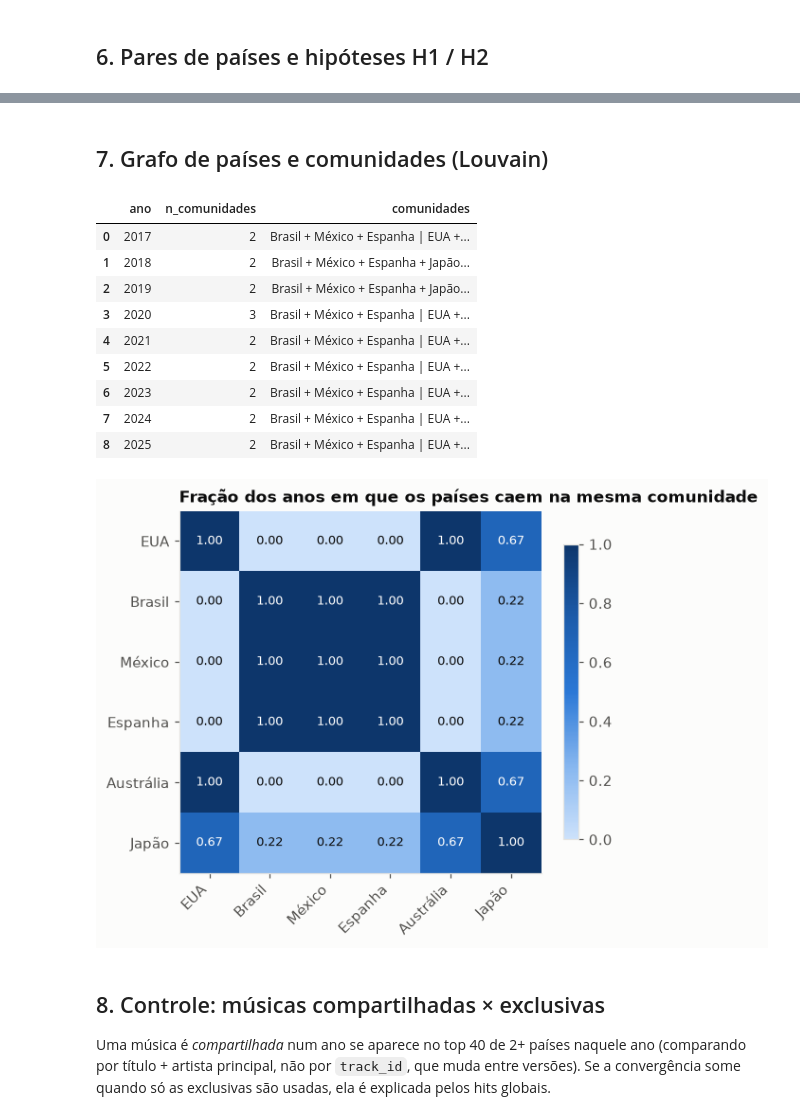
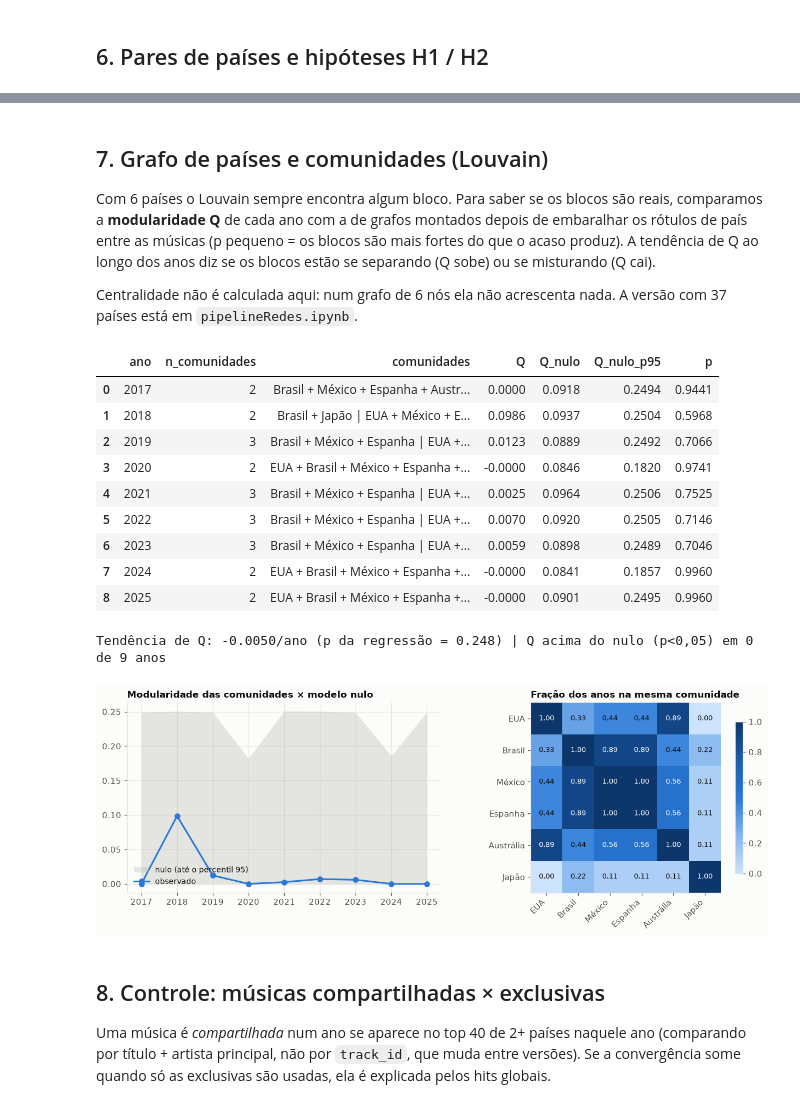
Before and after one commit to besome/SocialComp, a Jupyter notebook: pipelineAnalise.ipynb, the cells around one changed output, grey strips where cells are left out. Cells and saved outputs as stored; diff of their text form; code cells hidden in the pictures.

```diff
--- a/pipelineAnalise.ipynb
+++ b/pipelineAnalise.ipynb
@@ -47,6 +56,7 @@ PASTA_RES.mkdir(parents=True, exist_ok=True)
 
 # ---------- parâmetros ----------
 MODELO     = os.environ.get("MODELO_EMB", "sentence-transformers/LaBSE")  # alternativa: "intfloat/multilingual-e5-base"
+VERSAO     = os.environ.get("VERSAO", "traduzida")   # versão principal das letras: "traduzida" (padrão) ou "original"
 BATCH      = 32
 EXCLUIR    = []          # células (país, ano) a remover, ex.: [("jp", 2017)]
 K_MIN, K_MAX = 5, 25     # faixa de k testada no K-Means
@@ -54,6 +64,7 @@ UMAP_DIM   = 10          # dimensões do UMAP usado para clusterizar
 MIN_CELULA = 10          # mínimo de músicas para uma célula entrar nos controles
 N_BOOT     = int(os.environ.get("N_BOOT", 1000))
 N_PERM     = int(os.environ.get("N_PERM", 1000))
+N_PERM_Q   = int(os.environ.get("N_PERM_Q", 500))   # permutações do nulo da modularidade (seção 7)
 SEED       = 42
 
 PAISES   = ["us", "br", "mx", "es", "au", "jp"]
@@ -507,16 +579,8 @@ ATENÇÃO: os clusters estão muito associados ao idioma -> dê peso à análise
 # %%
-# interpretação: termos (c-TF-IDF, usando a tradução quando existe), tamanho, idioma e país predominantes, exemplos
+# interpretação: termos (c-TF-IDF por presença, usando a tradução quando existe), tamanho, idioma e país
+# predominantes e as 3 músicas mais próximas do centro de cada cluster
 texto_topicos = faixas["letra_en"].fillna(faixas["letra_limpa"])
-termos = topicos_ctfidf(texto_topicos, lab_o, K)
-linhas = []
-for c in range(K):
-    f = faixas[faixas["cluster"] == c]
-    d = dados[dados["cluster"] == c]
-    linhas.append({"cluster": c, "n_faixas": len(f), "termos": termos[c],
-                   "idiomas": ", ".join(f"{i} {p:.0%}" for i, p in f["idioma"].value_counts(normalize=True).head(3).items()),
-                   "paises": ", ".join(f"{NOMES[i]} {p:.0%}" for i, p in d["cc"].value_counts(normalize=True).head(3).items()),
-                   "exemplos": " · ".join(f"{t} ({a.split('|')[0].split(',')[0].strip()})" for t, a in f[["title", "artists"]].head(3).values)})
-topicos = pd.DataFrame(linhas)
+topicos = tabela_clusters(faixas, dados, lab_p, Z_p, K, texto_topicos)
 with pd.option_context("display.max_colwidth", 90):
     display(topicos)
 
@@ -557,9 +621,9 @@ $S_t$ = média, sobre os 15 pares de países, de $1 - JS(p_{a,t}, p_{b,t})$ (e d
 Só chamamos de tendência quando o IC bootstrap da inclinação exclui 0 **e** a regressão é significativa (p < 0,05); com 9 pontos, uma tendência só no bootstrap é marcada como "fraca".
 Também reportamos a tendência **sem 2017**, ano atípico (Japão com ~74% das letras em inglês; ranking reconstruído de dados diários).
 # %%
-res = serie_similaridade(dados, POS, lab_o, E_orig, K)
+res = serie_similaridade(dados, POS, lab_p, E_p, K)
 serie_global, tend_global = resumo(res)
-perm = permutacao(dados, POS, lab_o, E_orig, K)
+perm = permutacao(dados, POS, lab_p, E_p, K)
 
 plota_series([("todos os pares", serie_global, COR["s1"])], "Similaridade cultural global entre os 6 países",
              "serie_St.png",
@@ -661,25 +725,45 @@ display(tabela_tendencias({"H1 (pares entre EUA, BR, MX, ES)": t_h1, "H1 sem 201
 # %% [markdown]
 ## 7. Grafo de países e comunidades (Louvain)
+
+Com 6 países o Louvain sempre encontra algum bloco. Para saber se os blocos são reais, comparamos a
+**modularidade Q** de cada ano com a de grafos montados depois de embaralhar os rótulos de país entre as músicas
+(p pequeno = os blocos são mais fortes do que o acaso produz). A tendência de Q ao longo dos anos diz se os
+blocos estão se separando (Q sobe) ou se misturando (Q cai).
+
+Centralidade não é calculada aqui: num grafo de 6 nós ela não acrescenta nada. A versão com 37 países está em
+`pipelineRedes.ipynb`.
 # %%
 com_ano, junto = comunidades(pares)
+modq = modularidade_nulo(dados, POS, lab_p, E_p, K)
+com_ano = com_ano.merge(modq, on="ano")
 with pd.option_context("display.max_colwidth", 120):
-    display(com_ano)
-fig, ax = plt.subplots(figsize=(5.6, 4.6))
-im = plota_matriz(junto, "Fração dos anos em que os países caem na mesma comunidade", ax, SEQ, vmin=0, vmax=1)
-fig.colorbar(im, ax=ax, shrink=0.8)
-fig.savefig(PASTA_RES / "comunidades.png"); plt.show()
+    display(com_ano.round(4))
+reg_q = linregress(modq["ano"], modq["Q"])
+print(f"Tendência de Q: {reg_q.slope:+.4f}/ano (p da regressão = {reg_q.pvalue:.3f}) | "
+      f"Q acima do nulo (p<0,05) em {(modq['p'] < 0.05).sum()} de {len(modq)} anos")
+
+fig, axes = plt.subplots(1, 2, figsize=(11.5, 4.2), gridspec_kw={"width_ratios": [1.1, 1]})
+ax = axes[0]
+ax.fill_between(modq["ano"], 0, modq["Q_nulo_p95"], color=COR["neutro"], alpha=0.35, linewidth=0, label="nulo (até o percentil 95)")
+ax.plot(modq["ano"], modq["Q"], color=COR["s1"], marker="o", label="observado")
+ax.set_xticks(modq["ano"]); ax.legend(fontsize=9, loc="lower left")
+ax.set_title("Modularidade das comunidades × modelo nulo", loc="left")
+im = plota_matriz(junto, "Fração dos anos na mesma comunidade", axes[1], SEQ, vmin=0, vmax=1)
+fig.colorbar(im, ax=axes[1], shrink=0.8)
+fig.tight_layout(); fig.savefig(PASTA_RES / "comunidades.png"); plt.show()
 # %% [output]
-|  | ano | n_comunidades | comunidades |
-| 0 | 2017 | 2 | Brasil + México + Espanha | EUA +... |
-| 1 | 2018 | 2 | Brasil + México + Espanha + Japão... |
-| 2 | 2019 | 2 | Brasil + México + Espanha + Japão... |
-| 3 | 2020 | 3 | Brasil + México + Espanha | EUA +... |
-| 4 | 2021 | 2 | Brasil + México + Espanha | EUA +... |
-| 5 | 2022 | 2 | Brasil + México + Espanha | EUA +... |
-| 6 | 2023 | 2 | Brasil + México + Espanha | EUA +... |
-| 7 | 2024 | 2 | Brasil + México + Espanha | EUA +... |
-| 8 | 2025 | 2 | Brasil + México + Espanha | EUA +... |
+|  | ano | n_comunidades | comunidades | Q | Q_nulo | Q_nulo_p95 | p |
+| 0 | 2017 | 2 | Brasil + México + Espanha + Austr... | 0.0000 | 0.0918 | 0.2494 | 0.9441 |
+| 1 | 2018 | 2 | Brasil + Japão | EUA + México + E... | 0.0986 | 0.0937 | 0.2504 | 0.5968 |
+| 2 | 2019 | 3 | Brasil + México + Espanha | EUA +... | 0.0123 | 0.0889 | 0.2492 | 0.7066 |
+| 3 | 2020 | 2 | EUA + Brasil + México + Espanha +... | -0.0000 | 0.0846 | 0.1820 | 0.9741 |
+| 4 | 2021 | 3 | Brasil + México + Espanha | EUA +... | 0.0025 | 0.0964 | 0.2506 | 0.7525 |
+| 5 | 2022 | 3 | Brasil + México + Espanha | EUA +... | 0.0070 | 0.0920 | 0.2505 | 0.7146 |
+| 6 | 2023 | 3 | Brasil + México + Espanha | EUA +... | 0.0059 | 0.0898 | 0.2489 | 0.7046 |
+| 7 | 2024 | 2 | EUA + Brasil + México + Espanha +... | -0.0000 | 0.0841 | 0.1857 | 0.9960 |
+| 8 | 2025 | 2 | EUA + Brasil + México + Espanha +... | -0.0000 | 0.0901 | 0.2495 | 0.9960 |
+Tendência de Q: -0.0050/ano (p da regressão = 0.248) | Q acima do nulo (p<0,05) em 0 de 9 anos
-[figure, old version]
+[figure, new version]
 # %% [markdown]
 ## 8. Controle: músicas compartilhadas × exclusivas
 
```
Also changed, not shown: parts of 18 cells of this notebook, 59 other files.
